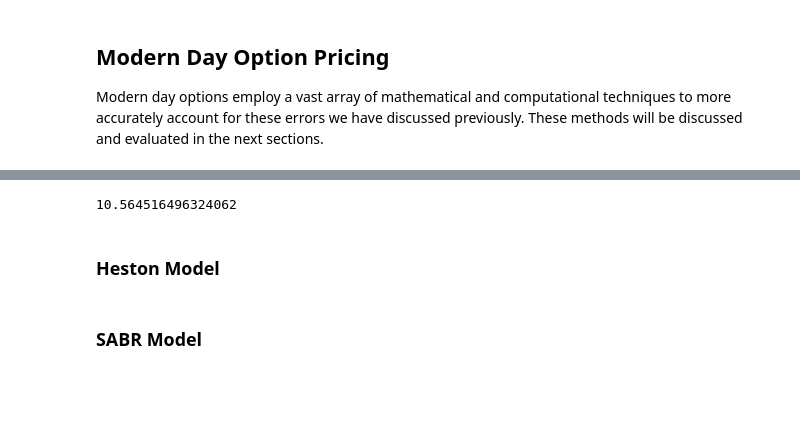
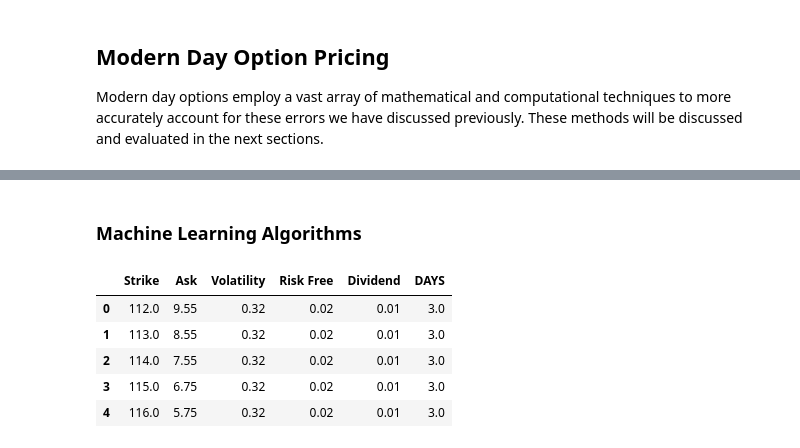
Before and after one commit to jacobfa/OptionsPricing, a Jupyter notebook: OptionPricingFinal.ipynb, the cells around one changed output, grey strips where cells are left out. Saved outputs shown, nothing was run; the diff lists cells and outputs as text; code cells hidden in the pictures; blank space fills up the shorter version.

```diff
--- a/OptionPricingFinal.ipynb
+++ b/OptionPricingFinal.ipynb
@@ -207,8 +209,0 @@ simulation.simulate(1000)
-# %%
-print(simulation.price())
-# %% [output]
-10.564516496324062
-# %% [markdown]
-### Heston Model
-# %% [markdown]
-### SABR Model
@@ -214,0 +217,14 @@ print(simulation.price())
+# %% [markdown]
+### Machine Learning Algorithms
+# %%
+df1 = pd.read_csv("aaplchain2.csv")
+df1 = df1.drop(['Expiry', 'Today', '%Change', 'Change', 'Midpoint', 'Bid', 'Open int', 'Vol/IO', 'IV', 'Last', 'Volume'], axis = 1)
+df1 = df1.dropna()
+df1.head()
+# %% [output]
+|  | Strike | Ask | Volatility | Risk Free | Dividend | DAYS |
+| 0 | 112.0 | 9.55 | 0.32 | 0.02 | 0.01 | 3.0 |
+| 1 | 113.0 | 8.55 | 0.32 | 0.02 | 0.01 | 3.0 |
+| 2 | 114.0 | 7.55 | 0.32 | 0.02 | 0.01 | 3.0 |
+| 3 | 115.0 | 6.75 | 0.32 | 0.02 | 0.01 | 3.0 |
+| 4 | 116.0 | 5.75 | 0.32 | 0.02 | 0.01 | 3.0 |
```
Also changed, not shown: parts of 11 cells of this notebook, 1 other file.
